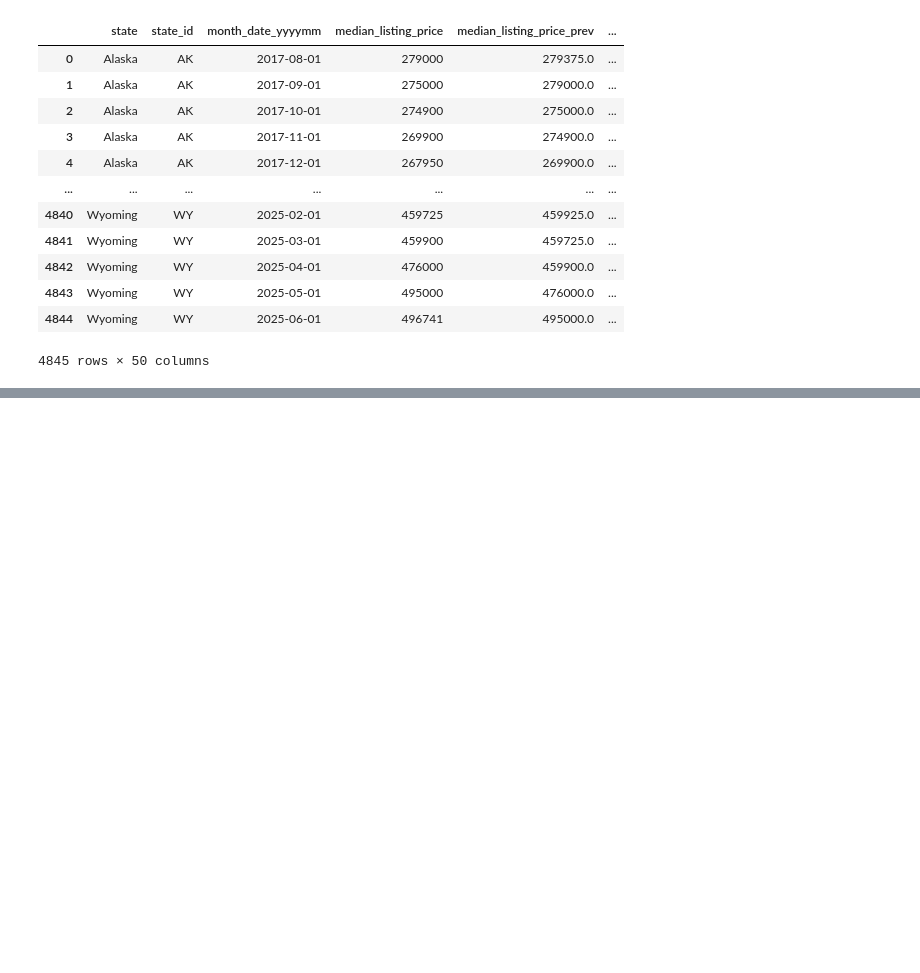
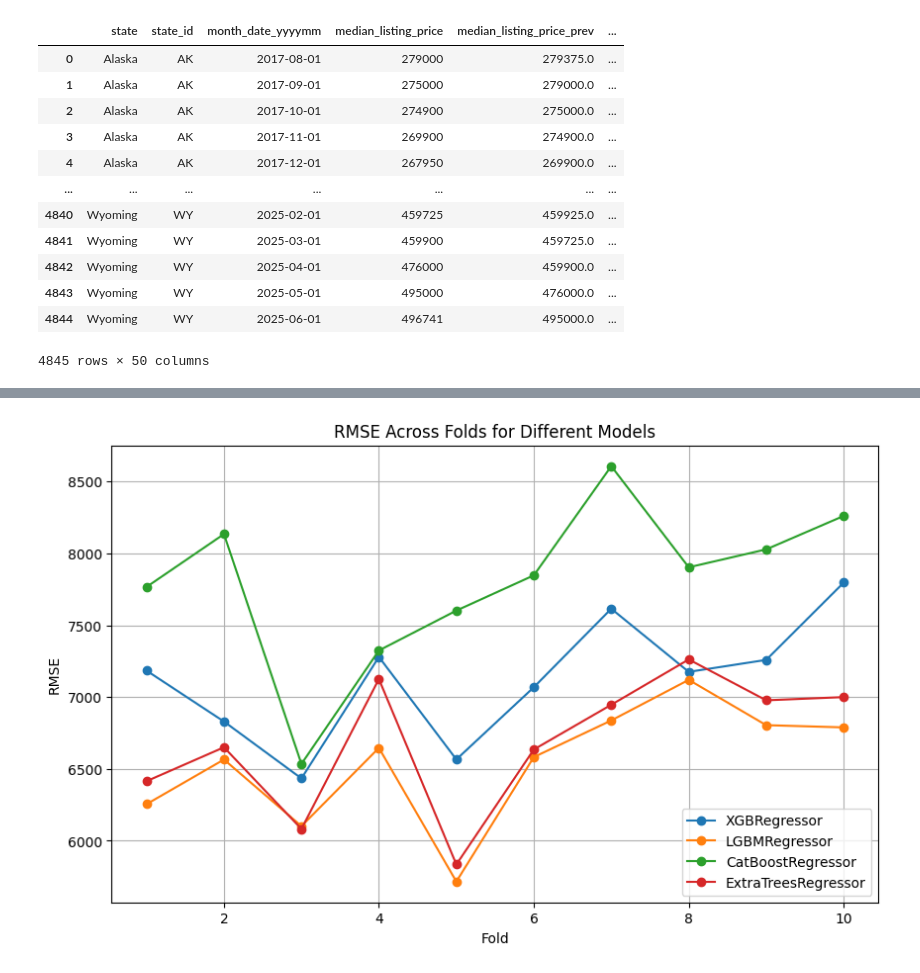
Before and after one commit to Real-Estate-Insight-Platform-Project/AI-ML-Services, a Jupyter notebook: forecasting engine/modeling.ipynb, the cells around one changed output, grey strips where cells are left out. Cells and saved outputs as stored; diff of their text form; code cells hidden in the pictures; blank space fills up the shorter version.

Commit message:
modeling in forecasting engine

```diff
--- a/forecasting engine/modeling.ipynb
+++ b/forecasting engine/modeling.ipynb
@@ -21,0 +191,4 @@ df
+# %%
+print("1. XGBRegressor")
+xgb_val_preds, xgb_rmse_list = get_model_predictions(X_scaled, y, xgb_model)
+rmse_results["XGBRegressor"] = xgb_rmse_list
@@ -21,0 +213,4 @@ df
+# %%
+print("2. LGBMRegressor")
+lgb_val_preds, lgb_rmse_list = get_model_predictions(X_scaled, y, lgb_model)
+rmse_results["LGBMRegressor"] = lgb_rmse_list
@@ -21,0 +235,4 @@ df
+# %%
+print("3. CatBoostRegressor")
+cat_val_preds, cat_rmse_list = get_model_predictions(X, y, catboost_model)
+rmse_results["CatBoostRegressor"] = cat_rmse_list
@@ -21,0 +257,4 @@ df
+# %%
+print("4. ExtraTreesRegressor")
+et_val_preds, et_rmse_list = get_model_predictions(X_scaled, y, et_model)
+rmse_results["ExtraTreesRegressor"] = et_rmse_list
@@ -21,0 +279,16 @@ df
+# %%
+import matplotlib.pyplot as plt
+
+plt.figure(figsize=(10,6))
+
+for model_name, rmses in rmse_results.items():
+    plt.plot(range(1, len(rmses)+1), rmses, marker='o', label=model_name)
+
+plt.xlabel("Fold")
+plt.ylabel("RMSE")
+plt.title("RMSE Across Folds for Different Models")
+plt.legend()
+plt.grid(True)
+plt.show()
+# %% [output]
+[figure, added]
```
Also changed, not shown: parts of 13 cells of this notebook, 6 other files.
